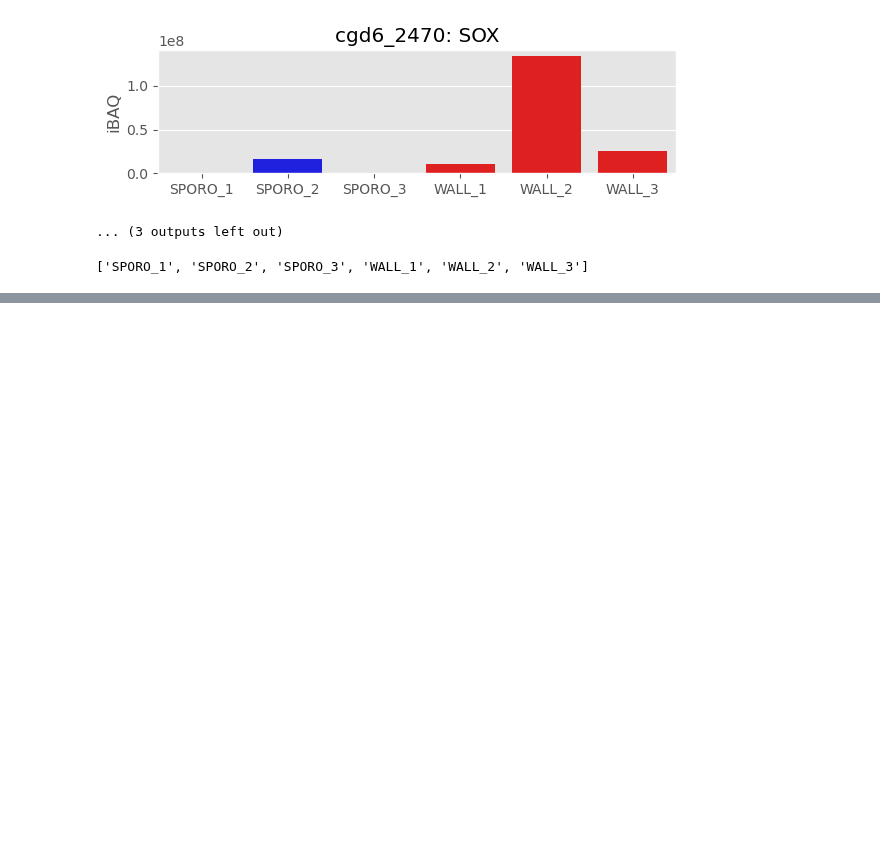
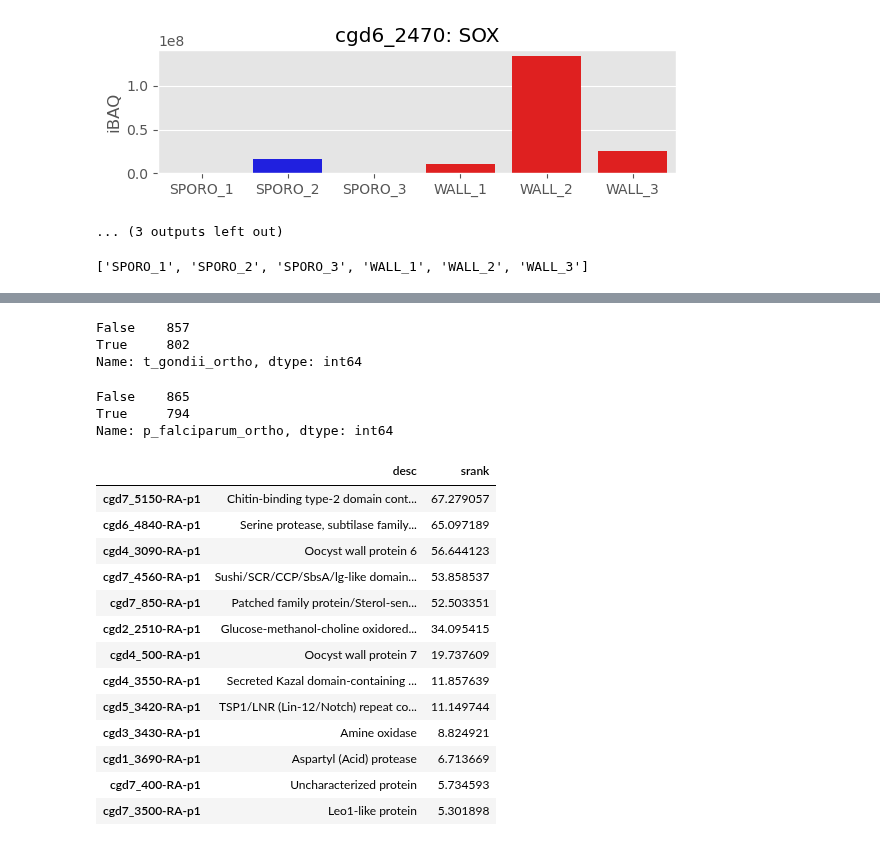
Before and after one commit to mtinti/oocyst_wall_proteome, a Jupyter notebook: notebooks/analysis.ipynb, the cells around one changed output, grey strips where cells are left out. Cells and saved outputs as stored; diff of their text form; code cells hidden in the pictures; blank space fills up the shorter version.

Commit message:
find orthologs

```diff
--- a/notebooks/analysis.ipynb
+++ b/notebooks/analysis.ipynb
@@ -509,0 +526,16 @@ list(selection.columns)
+# %%
+t_gondii_ortho = []
+for species in t_gondii:
+    print(species.tag, species.attrib)
+    if  ( (species.tag == '{http://orthoXML.org/2011/}species')
+    and (species.attrib['name'] == 'Cryptosporidium parvum ') ):
+        for database in species:
+            for genes in database:
+                for gene in genes:
+                    if gene.tag =='{http://orthoXML.org/2011/}gene':
+                        #print(gene.tag, gene.attrib['geneId'])
+                        t_gondii_ortho.append(gene.attrib['geneId'])
+
+print(len(t_gondii_ortho))
+t_gondii_ortho[0:5]
+t_gondii_ortho = set(t_gondii_ortho)
@@ -509,0 +549,19 @@ list(selection.columns)
+# %%
+p_falciparum_ortho = []
+for species in p_falciparum:
+    print(species.tag, species.attrib)
+    if  ( (species.tag == '{http://orthoXML.org/2011/}species')
+    and (species.attrib['name'] == 'Cryptosporidium parvum ') ):
+        for database in species:
+            #print(database.tag, database.attrib)
+            for genes in database:
+                #print('genes',genes.tag, genes.attrib)
+                for gene in genes:
+                    #print('genes',gene.tag, gene.attrib)
+                    if gene.tag =='{http://orthoXML.org/2011/}gene':
+                        #print(gene.tag, gene.attrib['geneId'])
+                        p_falciparum_ortho.append(gene.attrib['geneId'])
+
+print(len(p_falciparum_ortho))
+p_falciparum_ortho[0:5]
+p_falciparum_ortho = set(p_falciparum_ortho)
@@ -510,3 +575,38 @@ list(selection.columns)
+# %%
+final['t_gondii_ortho'] = [True if n.replace('-RA-p1','')
+                           in t_gondii_ortho else False for n in final.index.values]
+final['p_falciparum_ortho'] = [True if n.replace('-RA-p1','')
+                               in p_falciparum_ortho else False for n in final.index.values]
+# %%
+final['t_gondii_ortho'].value_counts()
+# %% [output]
+False    857
+True     802
+Name: t_gondii_ortho, dtype: int64
+# %%
+final['p_falciparum_ortho'].value_counts()
+# %% [output]
+False    865
+True     794
+Name: p_falciparum_ortho, dtype: int64
+# %%
+selection = final[(final['srank']>5) & final['t_gondii_ortho'] & ~final['p_falciparum_ortho']]
+selection[['desc','srank']]
+# %% [output]
+|  | desc | srank |
+| cgd7_5150-RA-p1 | Chitin-binding type-2 domain cont... | 67.279057 |
+| cgd6_4840-RA-p1 | Serine protease, subtilase family... | 65.097189 |
+| cgd4_3090-RA-p1 | Oocyst wall protein 6 | 56.644123 |
+| cgd7_4560-RA-p1 | Sushi/SCR/CCP/SbsA/lg-like domain... | 53.858537 |
+| cgd7_850-RA-p1 | Patched family protein/Sterol-sen... | 52.503351 |
+| cgd2_2510-RA-p1 | Glucose-methanol-choline oxidored... | 34.095415 |
+| cgd4_500-RA-p1 | Oocyst wall protein 7 | 19.737609 |
+| cgd4_3550-RA-p1 | Secreted Kazal domain-containing ... | 11.857639 |
+| cgd5_3420-RA-p1 | TSP1/LNR (Lin-12/Notch) repeat co... | 11.149744 |
+| cgd3_3430-RA-p1 | Amine oxidase | 8.824921 |
+| cgd1_3690-RA-p1 | Aspartyl (Acid) protease | 6.713669 |
+| cgd7_400-RA-p1 | Uncharacterized protein | 5.734593 |
+| cgd7_3500-RA-p1 | Leo1-like protein | 5.301898 |
 # %%
 #save finala dataset
 final.to_csv('final_df.csv')
```
Also changed, not shown: parts of 9 cells of this notebook, 12 other files.
